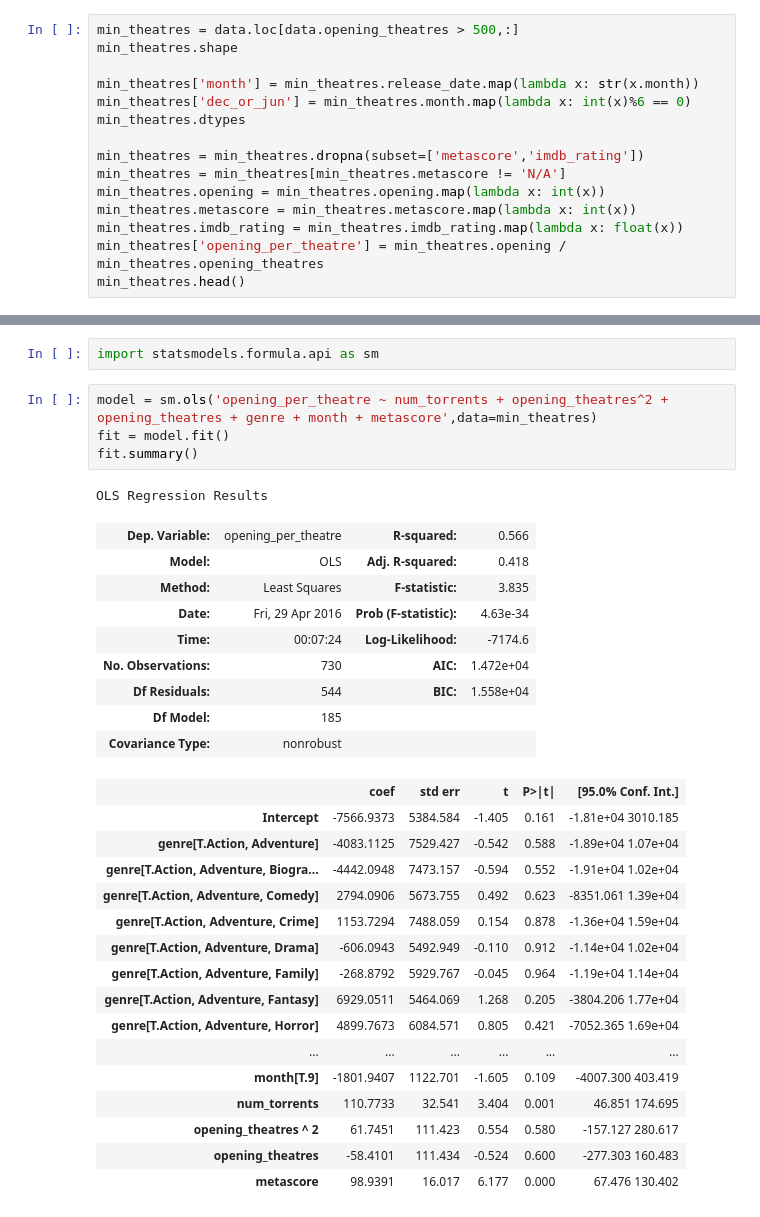
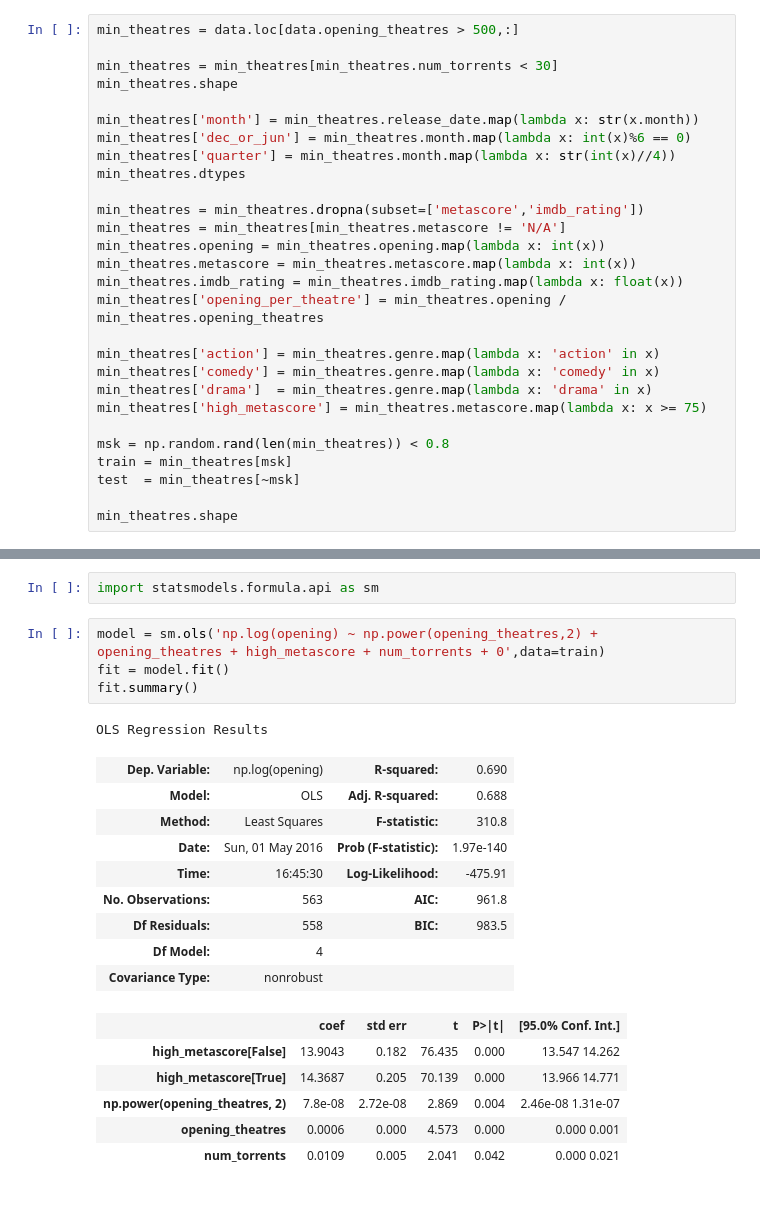
Before and after one commit to WillNetsky/Movie_Data_Regression_Scraping, a Jupyter notebook: model_building.ipynb, the cells around one changed output, grey strips where cells are left out. Saved outputs shown, nothing was run; the diff lists cells and outputs as text.

```diff
--- a/model_building.ipynb
+++ b/model_building.ipynb
@@ -21,10 +23,13 @@ data.num_reviews = data.num_reviews + 2
 AttributeError: 'DataFrame' object has no attribute 'num_reviews'
 # %%
 min_theatres = data.loc[data.opening_theatres > 500,:]
+
+min_theatres = min_theatres[min_theatres.num_torrents < 30]
 min_theatres.shape
 
 min_theatres['month'] = min_theatres.release_date.map(lambda x: str(x.month))
 min_theatres['dec_or_jun'] = min_theatres.month.map(lambda x: int(x)%6 == 0)
+min_theatres['quarter'] = min_theatres.month.map(lambda x: str(int(x)//4))
 min_theatres.dtypes
 
 min_theatres = min_theatres.dropna(subset=['metascore','imdb_rating'])
@@ -33,5 +38,15 @@ min_theatres.opening = min_theatres.opening.map(lambda x: int(x))
 min_theatres.metascore = min_theatres.metascore.map(lambda x: int(x))
 min_theatres.imdb_rating = min_theatres.imdb_rating.map(lambda x: float(x))
 min_theatres['opening_per_theatre'] = min_theatres.opening / min_theatres.opening_theatres
-min_theatres.head()
+
+min_theatres['action'] = min_theatres.genre.map(lambda x: 'action' in x)
+min_theatres['comedy'] = min_theatres.genre.map(lambda x: 'comedy' in x)
+min_theatres['drama']  = min_theatres.genre.map(lambda x: 'drama' in x)
+min_theatres['high_metascore'] = min_theatres.metascore.map(lambda x: x >= 75)
+
+msk = np.random.rand(len(min_theatres)) < 0.8
+train = min_theatres[msk]
+test  = min_theatres[~msk]
+
+min_theatres.shape
 # %% [output]
@@ -64,33 +59,23 @@ min_theatres.plot.scatter('num_torrents','opening')
 # %%
 import statsmodels.formula.api as sm
 # %%
-model = sm.ols('opening_per_theatre ~ num_torrents + opening_theatres^2 + opening_theatres + genre + month + metascore',data=min_theatres)
+model = sm.ols('np.log(opening) ~ np.power(opening_theatres,2) + opening_theatres + high_metascore + num_torrents + 0',data=train)
 fit = model.fit()
 fit.summary()
 # %% [output]
 OLS Regression Results
-| Dep. Variable: | opening_per_theatre | R-squared: | 0.566 |
-| Model: | OLS | Adj. R-squared: | 0.418 |
-| Method: | Least Squares | F-statistic: | 3.835 |
-| Date: | Fri, 29 Apr 2016 | Prob (F-statistic): | 4.63e-34 |
-| Time: | 00:07:24 | Log-Likelihood: | -7174.6 |
-| No. Observations: | 730 | AIC: | 1.472e+04 |
-| Df Residuals: | 544 | BIC: | 1.558e+04 |
-| Df Model: | 185 |  |  |
+| Dep. Variable: | np.log(opening) | R-squared: | 0.690 |
+| Model: | OLS | Adj. R-squared: | 0.688 |
+| Method: | Least Squares | F-statistic: | 310.8 |
+| Date: | Sun, 01 May 2016 | Prob (F-statistic): | 1.97e-140 |
+| Time: | 16:45:30 | Log-Likelihood: | -475.91 |
+| No. Observations: | 563 | AIC: | 961.8 |
+| Df Residuals: | 558 | BIC: | 983.5 |
+| Df Model: | 4 |  |  |
 | Covariance Type: | nonrobust |  |  |
 |  | coef | std err | t | P>|t| | [95.0% Conf. Int.] |
-| Intercept | -7566.9373 | 5384.584 | -1.405 | 0.161 | -1.81e+04 3010.185 |
-| genre[T.Action, Adventure] | -4083.1125 | 7529.427 | -0.542 | 0.588 | -1.89e+04 1.07e+04 |
-| genre[T.Action, Adventure, Biogra... | -4442.0948 | 7473.157 | -0.594 | 0.552 | -1.91e+04 1.02e+04 |
-| genre[T.Action, Adventure, Comedy] | 2794.0906 | 5673.755 | 0.492 | 0.623 | -8351.061 1.39e+04 |
-| genre[T.Action, Adventure, Crime] | 1153.7294 | 7488.059 | 0.154 | 0.878 | -1.36e+04 1.59e+04 |
-| genre[T.Action, Adventure, Drama] | -606.0943 | 5492.949 | -0.110 | 0.912 | -1.14e+04 1.02e+04 |
-| genre[T.Action, Adventure, Family] | -268.8792 | 5929.767 | -0.045 | 0.964 | -1.19e+04 1.14e+04 |
-| genre[T.Action, Adventure, Fantasy] | 6929.0511 | 5464.069 | 1.268 | 0.205 | -3804.206 1.77e+04 |
-| genre[T.Action, Adventure, Horror] | 4899.7673 | 6084.571 | 0.805 | 0.421 | -7052.365 1.69e+04 |
-| ... | ... | ... | ... | ... | ... |
-| month[T.9] | -1801.9407 | 1122.701 | -1.605 | 0.109 | -4007.300 403.419 |
-| num_torrents | 110.7733 | 32.541 | 3.404 | 0.001 | 46.851 174.695 |
-| opening_theatres ^ 2 | 61.7451 | 111.423 | 0.554 | 0.580 | -157.127 280.617 |
-| opening_theatres | -58.4101 | 111.434 | -0.524 | 0.600 | -277.303 160.483 |
-| metascore | 98.9391 | 16.017 | 6.177 | 0.000 | 67.476 130.402 |
+| high_metascore[False] | 13.9043 | 0.182 | 76.435 | 0.000 | 13.547 14.262 |
+| high_metascore[True] | 14.3687 | 0.205 | 70.139 | 0.000 | 13.966 14.771 |
+| np.power(opening_theatres, 2) | 7.8e-08 | 2.72e-08 | 2.869 | 0.004 | 2.46e-08 1.31e-07 |
+| opening_theatres | 0.0006 | 0.000 | 4.573 | 0.000 | 0.000 0.001 |
+| num_torrents | 0.0109 | 0.005 | 2.041 | 0.042 | 0.000 0.021 |
```
Also changed, not shown: parts of 8 cells of this notebook, 1 other file.
